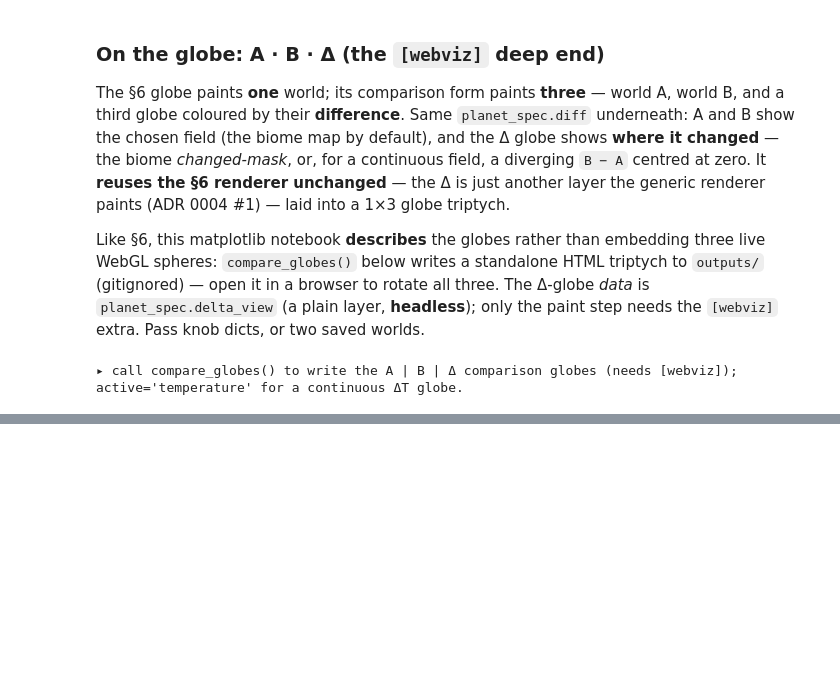
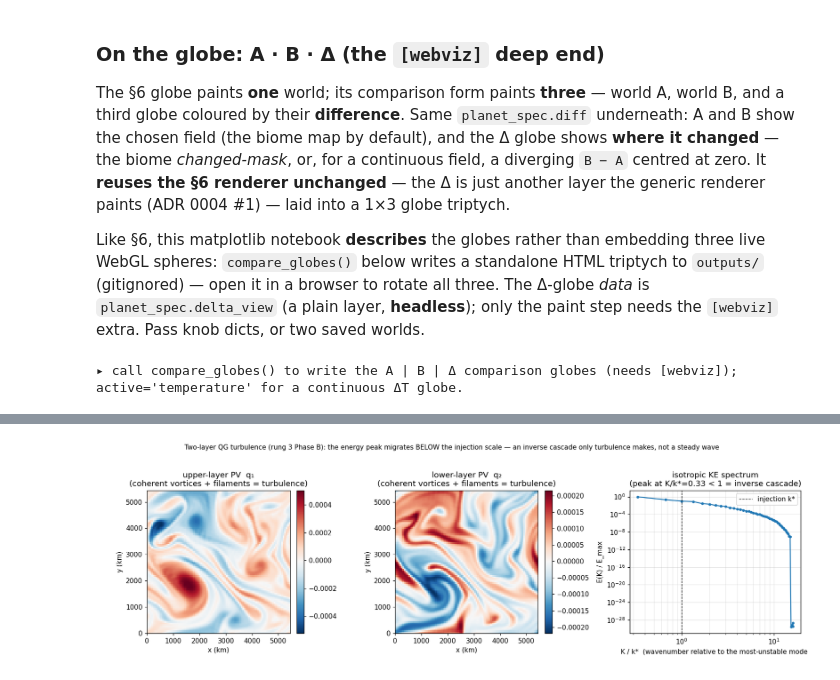
Before and after one commit to BoykoNeov/planet-sim, a Jupyter notebook: planet/planet.ipynb, the cells around one changed output, grey strips where cells are left out. Saved outputs shown, nothing was run; the diff lists cells and outputs as text; code cells hidden in the pictures; blank space fills up the shorter version.

```diff
--- a/planet/planet.ipynb
+++ b/planet/planet.ipynb
@@ -741,0 +888,11 @@ print("▸ call compare_globes() to write the A | B | Δ comparison globes (need
+# %%
+# Rung 3 — the saturated two-layer QG turbulence run is ~minutes, so this is the demo's banked render
+# (python -m planet.demo_baroclinic_qg). The headline diagnostics are in the text above; the figure:
+#   left/centre — upper- and lower-layer PV (coherent vortices + filaments = turbulence, not a wave),
+#   right       — the isotropic KE spectrum, energy peak migrated BELOW the injection k* (inverse cascade).
+from planet import demo_baroclinic_qg
+from IPython.display import Image
+
+Image(filename=str(demo_baroclinic_qg.DOCS_FIGURE))
+# %% [output]
+[figure, added]
```
Also changed, not shown: parts of 13 cells of this notebook, 6 other files.
